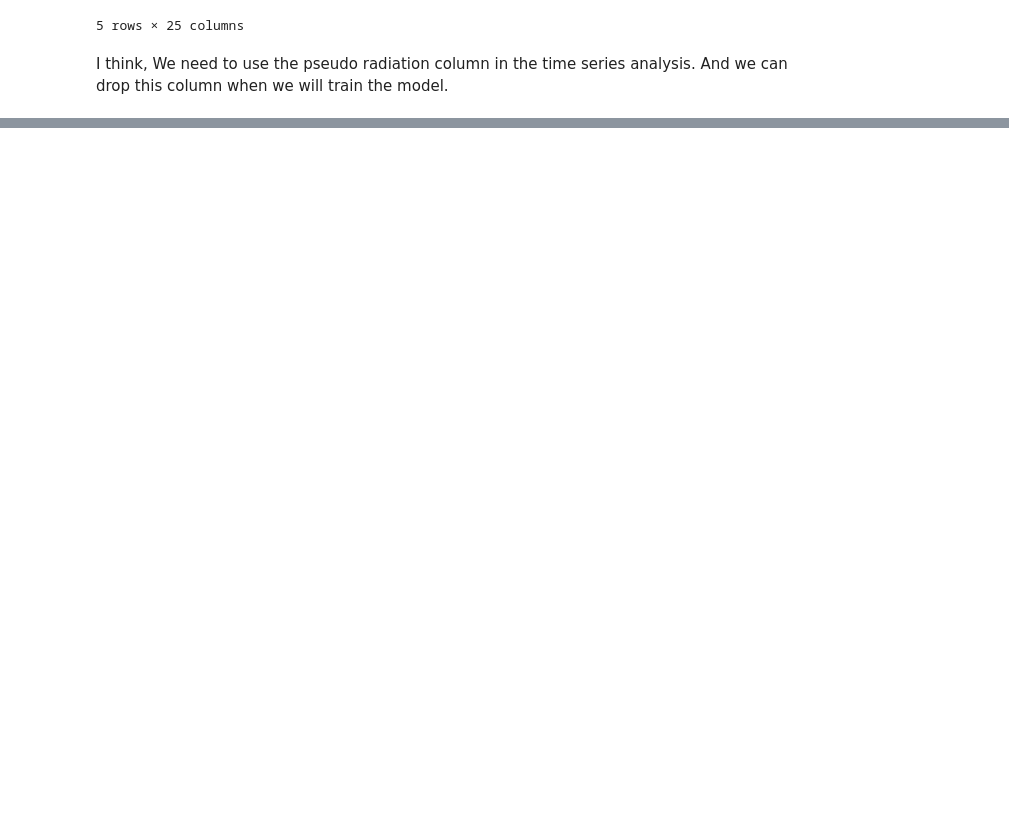
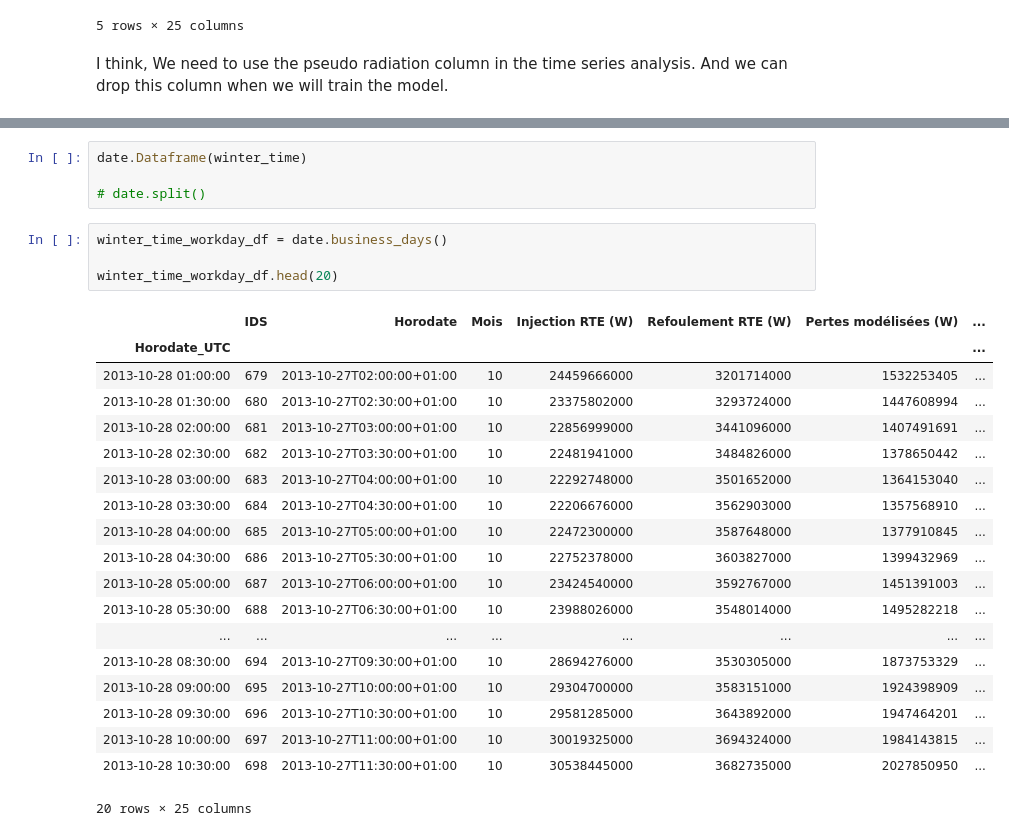
Before and after one commit to fredcoq/challenge-data-ens, a Jupyter notebook: cleaning_dataset.ipynb, the cells around one changed output, grey strips where cells are left out. Cells and saved outputs as stored; diff of their text form; blank space fills up the shorter version.

```diff
--- a/cleaning_dataset.ipynb
+++ b/cleaning_dataset.ipynb
@@ -136,0 +165,28 @@ dayoff_df.head(20)
+# %%
+date.Dataframe(winter_time)
+
+# date.split()
+# %%
+winter_time_workday_df = date.business_days()
+
+winter_time_workday_df.head(20)
+# %% [output]
+|  | IDS | Horodate | Mois | Injection RTE (W) | Refoulement RTE (W) | Pertes modélisées (W) | ... |
+| Horodate_UTC |  |  |  |  |  |  | ... |
+| 2013-10-28 01:00:00 | 679 | 2013-10-27T02:00:00+01:00 | 10 | 24459666000 | 3201714000 | 1532253405 | ... |
+| 2013-10-28 01:30:00 | 680 | 2013-10-27T02:30:00+01:00 | 10 | 23375802000 | 3293724000 | 1447608994 | ... |
+| 2013-10-28 02:00:00 | 681 | 2013-10-27T03:00:00+01:00 | 10 | 22856999000 | 3441096000 | 1407491691 | ... |
+| 2013-10-28 02:30:00 | 682 | 2013-10-27T03:30:00+01:00 | 10 | 22481941000 | 3484826000 | 1378650442 | ... |
+| 2013-10-28 03:00:00 | 683 | 2013-10-27T04:00:00+01:00 | 10 | 22292748000 | 3501652000 | 1364153040 | ... |
+| 2013-10-28 03:30:00 | 684 | 2013-10-27T04:30:00+01:00 | 10 | 22206676000 | 3562903000 | 1357568910 | ... |
+| 2013-10-28 04:00:00 | 685 | 2013-10-27T05:00:00+01:00 | 10 | 22472300000 | 3587648000 | 1377910845 | ... |
+| 2013-10-28 04:30:00 | 686 | 2013-10-27T05:30:00+01:00 | 10 | 22752378000 | 3603827000 | 1399432969 | ... |
+| 2013-10-28 05:00:00 | 687 | 2013-10-27T06:00:00+01:00 | 10 | 23424540000 | 3592767000 | 1451391003 | ... |
+| 2013-10-28 05:30:00 | 688 | 2013-10-27T06:30:00+01:00 | 10 | 23988026000 | 3548014000 | 1495282218 | ... |
+| ... | ... | ... | ... | ... | ... | ... | ... |
+| 2013-10-28 08:30:00 | 694 | 2013-10-27T09:30:00+01:00 | 10 | 28694276000 | 3530305000 | 1873753329 | ... |
+| 2013-10-28 09:00:00 | 695 | 2013-10-27T10:00:00+01:00 | 10 | 29304700000 | 3583151000 | 1924398909 | ... |
+| 2013-10-28 09:30:00 | 696 | 2013-10-27T10:30:00+01:00 | 10 | 29581285000 | 3643892000 | 1947464201 | ... |
+| 2013-10-28 10:00:00 | 697 | 2013-10-27T11:00:00+01:00 | 10 | 30019325000 | 3694324000 | 1984143815 | ... |
+| 2013-10-28 10:30:00 | 698 | 2013-10-27T11:30:00+01:00 | 10 | 30538445000 | 3682735000 | 2027850950 | ... |
+20 rows × 25 columns
```
Also changed, not shown: parts of 8 cells of this notebook, 1 other file.
